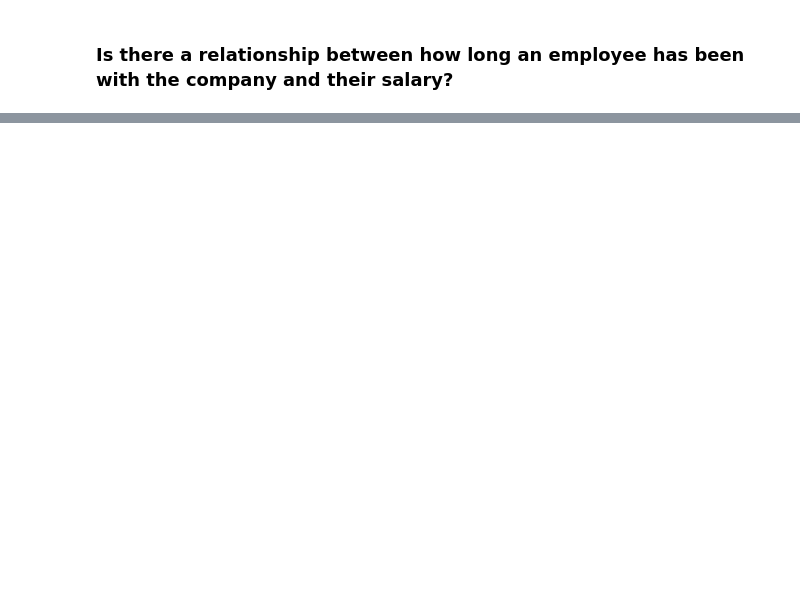
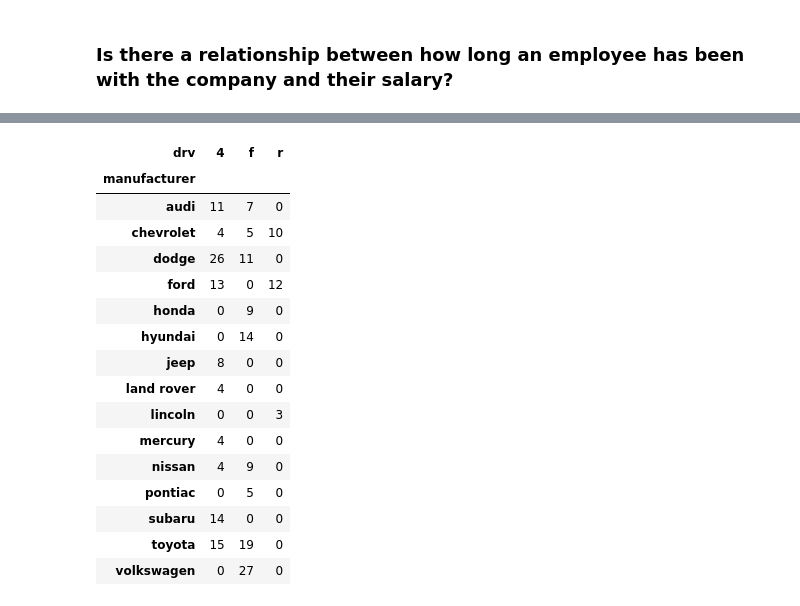
Before and after one commit to johngrinstead/statistics-exercises, a Jupyter notebook: hypothesis_testing.ipynb, the cells around one changed output, grey strips where cells are left out. Saved outputs shown, nothing was run; the diff lists cells and outputs as text; code cells hidden in the pictures; blank space fills up the shorter version.

```diff
--- a/hypothesis_testing.ipynb
+++ b/hypothesis_testing.ipynb
@@ -381,0 +525,22 @@ employees['time'] = curdate() -
+# %%
+observed = pd.crosstab(mpg.manufacturer, mpg.drv)
+
+observed
+# %% [output]
+| drv | 4 | f | r |
+| manufacturer |  |  |  |
+| audi | 11 | 7 | 0 |
+| chevrolet | 4 | 5 | 10 |
+| dodge | 26 | 11 | 0 |
+| ford | 13 | 0 | 12 |
+| honda | 0 | 9 | 0 |
+| hyundai | 0 | 14 | 0 |
+| jeep | 8 | 0 | 0 |
+| land rover | 4 | 0 | 0 |
+| lincoln | 0 | 0 | 3 |
+| mercury | 4 | 0 | 0 |
+| nissan | 4 | 9 | 0 |
+| pontiac | 0 | 5 | 0 |
+| subaru | 14 | 0 | 0 |
+| toyota | 15 | 19 | 0 |
+| volkswagen | 0 | 27 | 0 |
```
Also changed, not shown: parts of 53 cells of this notebook.
